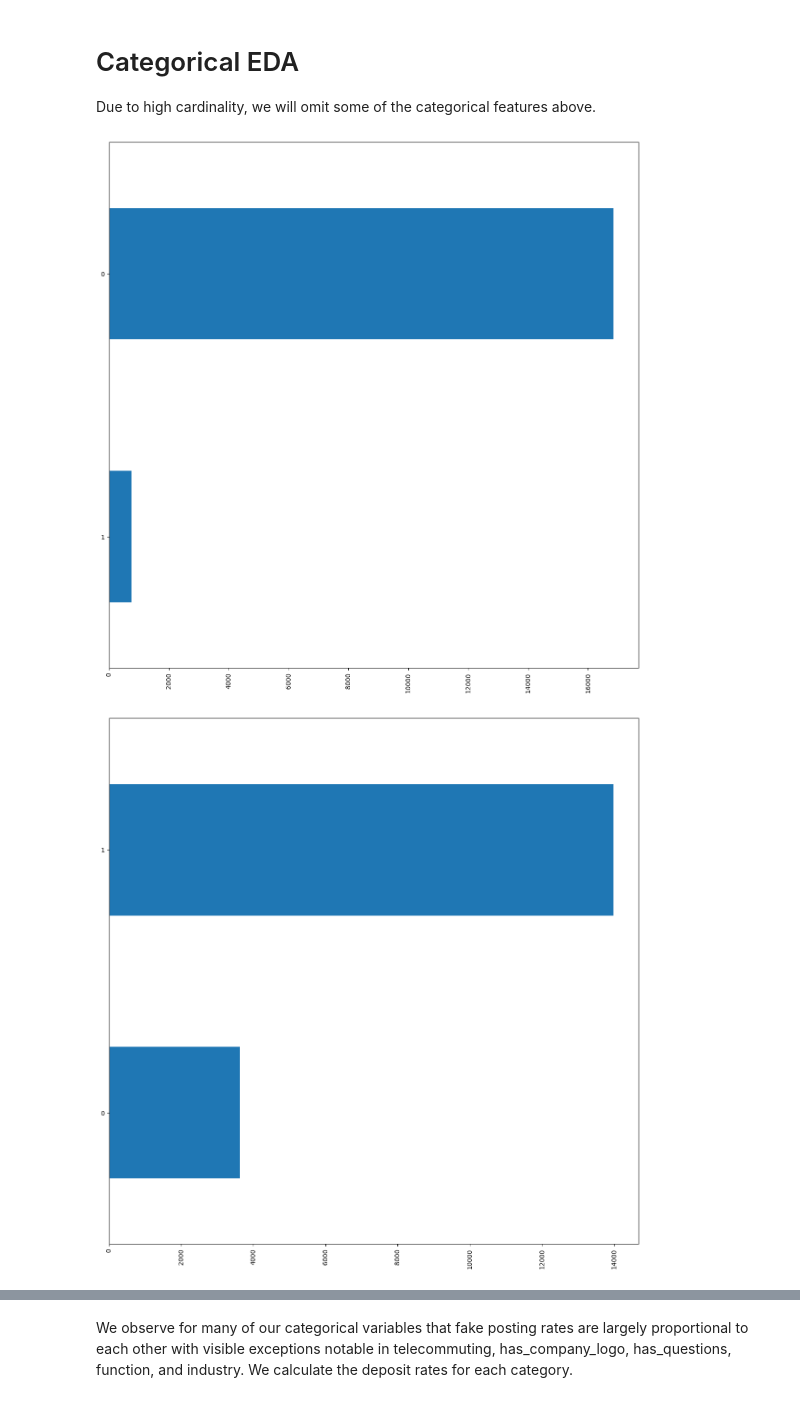
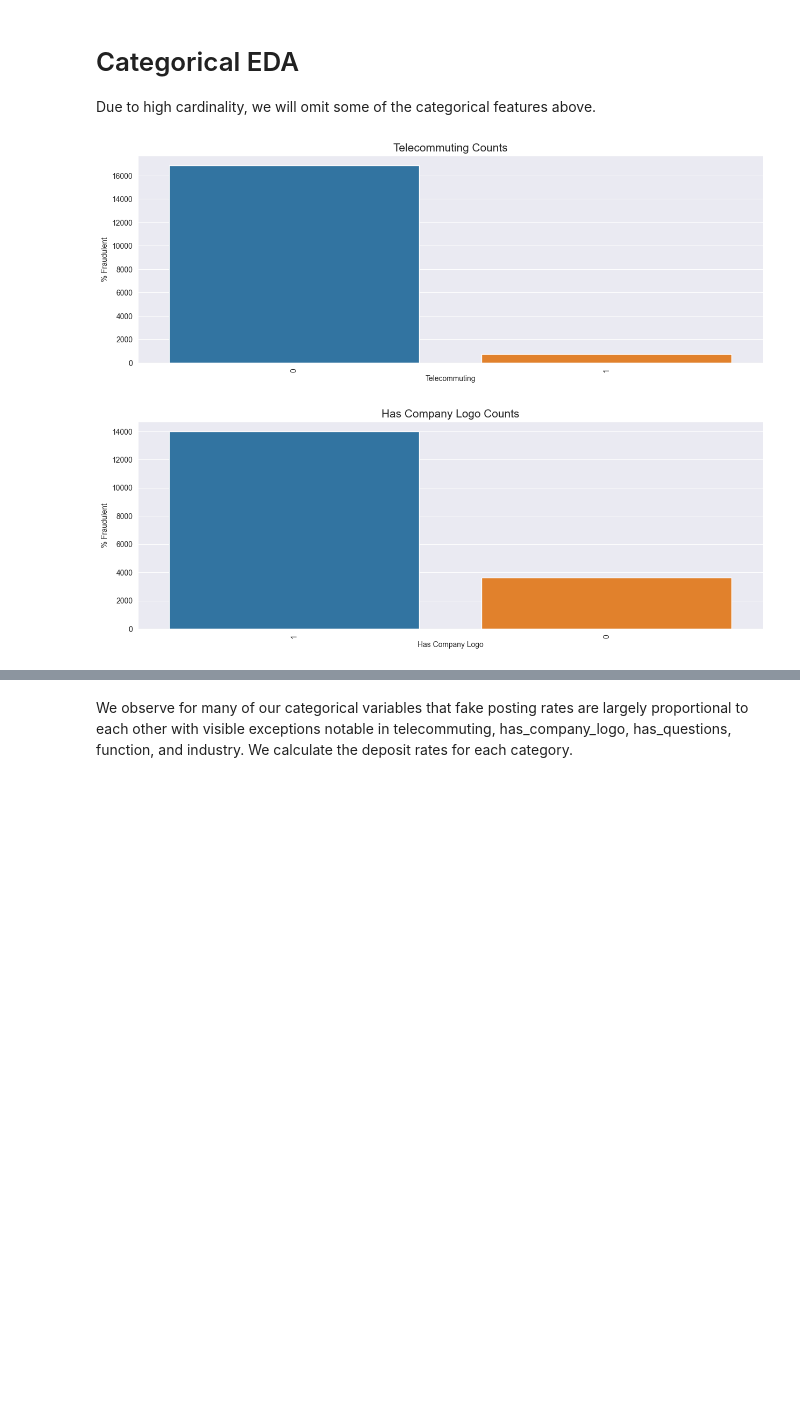
Before and after one commit to ADS-599-Team-2-Capstone/ADS-599-Capstone, a Jupyter notebook: Code Library Folder/ADS-599_Team-2_Data-Exploration-ZAF.ipynb, the cells around one changed output, grey strips where cells are left out. Drawn from its saved outputs; the diff is of its cells as text; code cells hidden in the pictures; blank space fills up the shorter version.

```diff
--- a/Code Library Folder/ADS-599_Team-2_Data-Exploration-ZAF.ipynb
+++ b/Code Library Folder/ADS-599_Team-2_Data-Exploration-ZAF.ipynb
@@ -349,14 +350,20 @@ Due to high cardinality, we will omit some of the categorical features above.
 # %%
 # Plot the categorical variables with low cardinality.
 cat_vars = ["telecommuting", "has_company_logo", "has_questions",
             "employment_type", "required_experience", "required_education",
             "industry", "function"]
 
+sns.set_style('darkgrid')
 for col in cat_vars:
-    plt.figure(figsize=(15,15))
-    ax = dd_raw_df[col].value_counts().sort_values().plot(kind = 'barh')
+    plt.figure(figsize=(15,5))
+    ax = sns.countplot(x=col, data=dd_raw_df,
+                order = dd_raw_df[col].value_counts().index
+                )
+    ax.set_title(f"{' '.join(col.split('_')).title()} Counts",fontsize=15)
+    ax.set_xlabel(' '.join(col.split('_')).title())
+    ax.set_ylabel("% Fraudulent")
     plt.xticks(rotation=90)
     plt.show()
 # %% [output]
-[figure, old version]
+[figure, new version]
-[figure, old version]
+[figure, new version]
```
Also changed, not shown: parts of 4 cells of this notebook.
